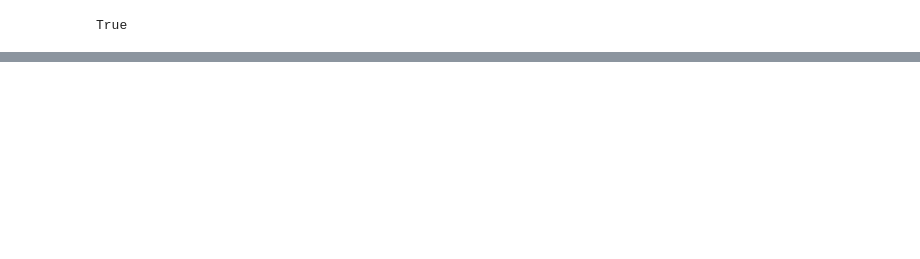
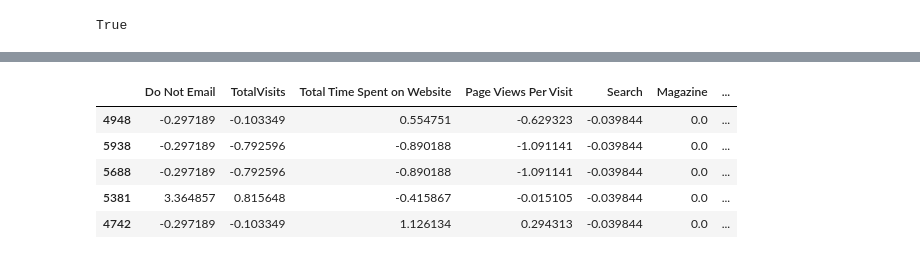
Before and after one commit to ntyukaev/intro-to-ml, a Jupyter notebook: lead_scoring.ipynb, the cells around one changed output, grey strips where cells are left out. Cells and saved outputs as stored; diff of their text form; code cells hidden in the pictures; blank space fills up the shorter version.

```diff
--- a/lead_scoring.ipynb
+++ b/lead_scoring.ipynb
@@ -132,0 +581,2 @@ True
+# %%
+y = data['Converted']
@@ -132,0 +592,2 @@ True
+# %%
+X_train, X_test, y_train, y_test = train_test_split(X, y, train_size=0.7, test_size=0.3, random_state=100)
@@ -132,0 +596,15 @@ True
+# %%
+from sklearn.preprocessing import StandardScaler
+
+scaler = StandardScaler()
+
+X_train[:] = scaler.fit_transform(X_train[:])
+# %%
+X_train.head()
+# %% [output]
+|  | Do Not Email | TotalVisits | Total Time Spent on Website | Page Views Per Visit | Search | Magazine | ... |
+| 4948 | -0.297189 | -0.103349 | 0.554751 | -0.629323 | -0.039844 | 0.0 | ... |
+| 5938 | -0.297189 | -0.792596 | -0.890188 | -1.091141 | -0.039844 | 0.0 | ... |
+| 5688 | -0.297189 | -0.792596 | -0.890188 | -1.091141 | -0.039844 | 0.0 | ... |
+| 5381 | 3.364857 | 0.815648 | -0.415867 | -0.015105 | -0.039844 | 0.0 | ... |
+| 4742 | -0.297189 | -0.103349 | 1.126134 | 0.294313 | -0.039844 | 0.0 | ... |
```
Also changed, not shown: parts of 105 cells of this notebook, 1 other file.
